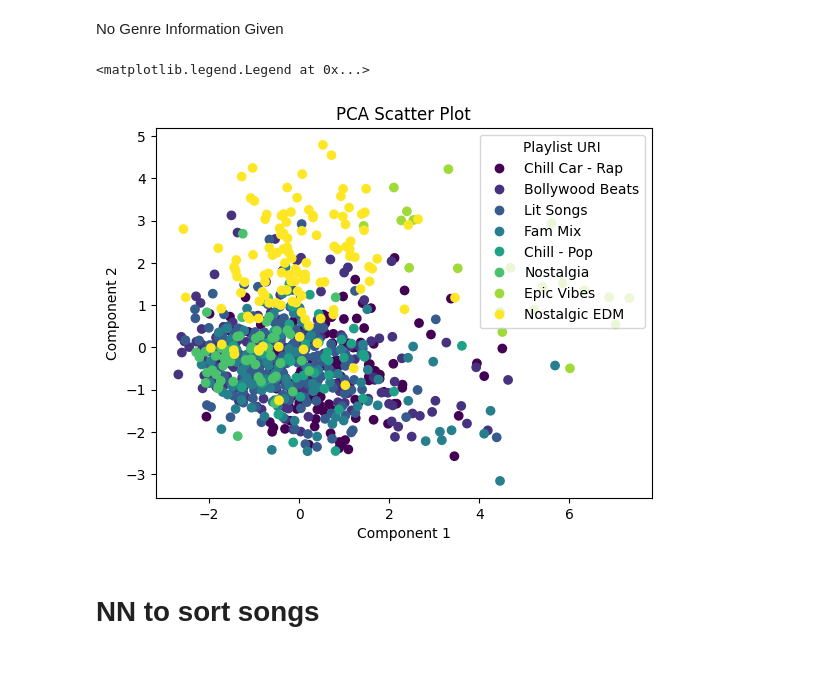
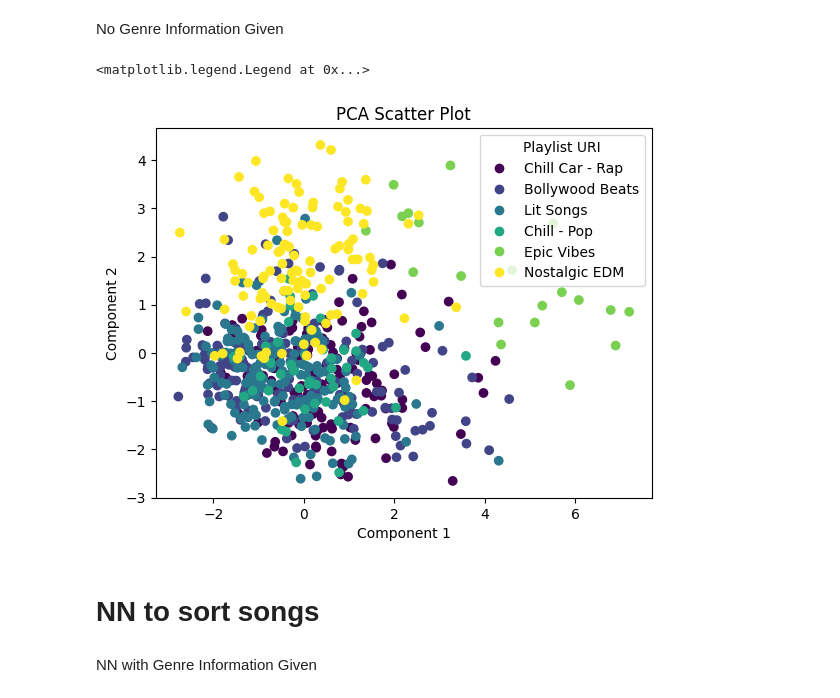
Before and after one commit to piluguji/Spotify-Playlist-Sorter, a Jupyter notebook: data_preprocess.ipynb, the cells around one changed output. Saved outputs shown, nothing was run; the diff lists cells and outputs as text; code cells hidden in the pictures; blank space fills up the shorter version.

```diff
--- a/data_preprocess.ipynb
+++ b/data_preprocess.ipynb
@@ -10,7 +10,7 @@ import config
 client_credentials_manager = SpotifyClientCredentials(client_id=config.client_id, client_secret=config.client_secret)
 sp = spotipy.Spotify(client_credentials_manager = client_credentials_manager)
 # %%
-playlistNames = ['Chill Car - Rap', 'Bollywood Beats', 'Lit Songs', 'Fam Mix', 'Chill - Pop', 'Epic Vibes', 'Nostalgic EDM']
+playlistNames = ['Chill Car - Rap', 'Bollywood Beats', 'Lit Songs', 'Chill - Pop', 'Epic Vibes', 'Nostalgic EDM']
 playlist_links = ["https://open.spotify.com/playlist/39yrrZvXXVTQjnv41mLZE5?si=043d2b062b4748c7",
                   "https://open.spotify.com/playlist/12p5ArAxY6r3QOtNATi7Mx?si=0e44c2c5c12d4f45",
                   "https://open.spotify.com/playlist/4KhumTd9QyJM3RUvAzSJh7?si=edc7bcc04f1c43a9",
@@ -286,28 +291,30 @@ fig.show()
 # %% [markdown]
 No Genre Information Given
 # %%
-x_nogenre = df.iloc[:, 3:].drop("Playlist URI", axis=1).iloc[:, :-7].values
+x_nogenre = df.iloc[:, 3:].drop("Playlist Name", axis=1).iloc[:, :-7].values
 X_nogenre = StandardScaler().fit_transform(x_nogenre)
 pca_song = PCA(n_components=2)
 principalComponents_songs = pca_song.fit_transform(X_nogenre)
 
 principal_song_df = pd.DataFrame(data = principalComponents_songs)
 
-label_encoder = pd.factorize(df['Playlist URI'])
+label_encoder = pd.factorize(df['Playlist Name'])
 labels = label_encoder[0]
 
 scatter = plt.scatter(principal_song_df[0], principal_song_df[1], c=labels)
 
 # Add labels and title to the plot
 plt.xlabel('Component 1')
 plt.ylabel('Component 2')
 plt.title('PCA Scatter Plot')
 plt.legend(scatter.legend_elements()[0], playlistNames, title='Playlist URI')
 # %% [output]
 <matplotlib.legend.Legend at 0x...>
-[figure, old version]
+[figure, new version]
 # %% [markdown]
 # NN to sort songs
+# %% [markdown]
+NN with Genre Information Given
 # %%
 from sklearn.model_selection import train_test_split
 X_train, X_test, y_train, y_test = train_test_split(X, Y, test_size = 0.2, stratify=Y, random_state = 0)
```
Also changed, not shown: parts of 22 cells of this notebook.
